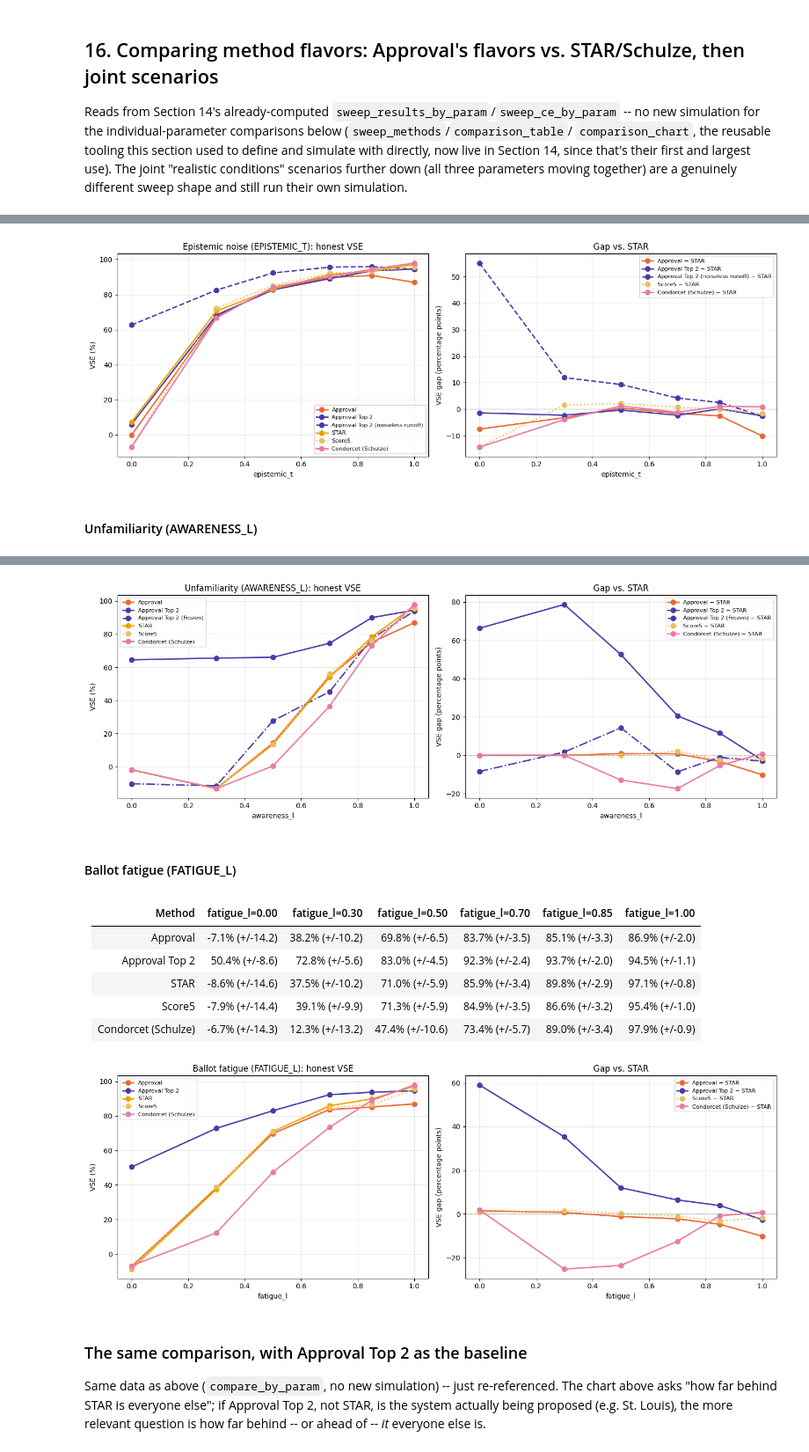
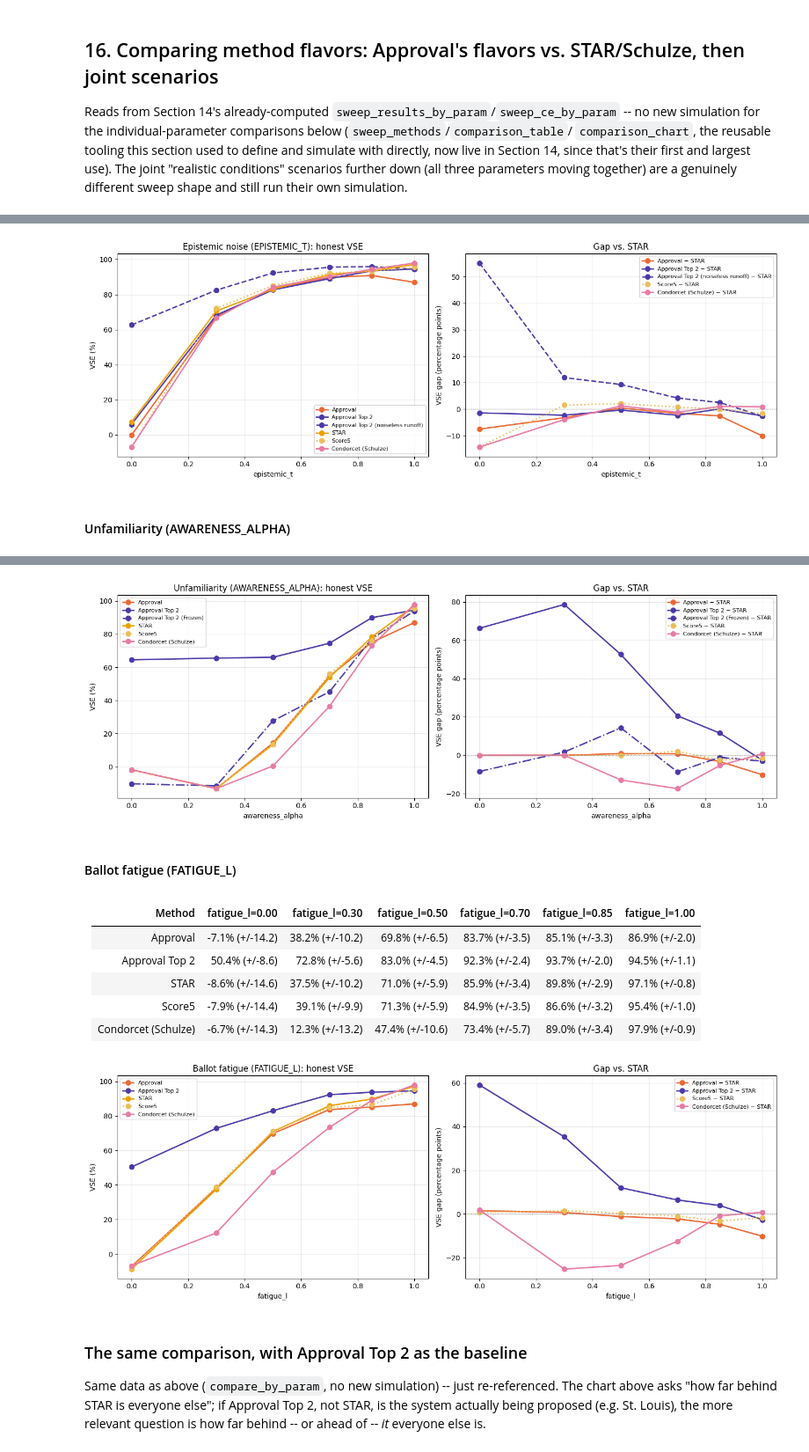
Before and after one commit to eigentaylor/eigentaylor.github.io, a Jupyter notebook: assets/jupyter/vse_simulation.ipynb, the cells around one changed output, grey strips where cells are left out. Shown at 88% size. Drawn from its saved outputs; the diff is of its cells as text; code cells hidden in the pictures.

```diff
--- a/assets/jupyter/vse_simulation.ipynb
+++ b/assets/jupyter/vse_simulation.ipynb
@@ -2347,7 +2347,7 @@ expect it to just take a while before printing the elapsed time below.
 # %%
 start = time.time()
 raw_summary, raw_ce = run_vse_simulation(MODEL, METHODS, NVOT, NCAND, NITER, CHOOSER_FUNS, MEDIA,
-                                  epistemic_t=EPISTEMIC_T, awareness_l=AWARENESS_L, fatigue_l=FATIGUE_L)
+                                  epistemic_t=EPISTEMIC_T, awareness_alpha=AWARENESS_ALPHA, fatigue_l=FATIGUE_L)
 elapsed = time.time() - start
 
 results = reduce_to_mean_ci(raw_summary)
@@ -2635,7 +2635,7 @@ is also what Section 16 and later sections use for smaller, focused comparisons
 since this is its first and largest use, but referenced throughout the rest of the notebook.
 # %%
 def sweep_methods(labels, sweep_param, sweep_values, niter, electorates=None, **fixed_overrides):
-    """Run niter elections per value of sweep_param (one of 'epistemic_t', 'awareness_l',
+    """Run niter elections per value of sweep_param (one of 'epistemic_t', 'awareness_alpha',
     'fatigue_l'), holding the other two parameters at 1.0 (override via fixed_overrides),
     for just the given method labels (resolved against METHODS_LOOKUP). electorates: optional
     shared pool passed straight through to run_vse_simulation -- see its docstring; pass the
@@ -2646,7 +2646,7 @@ def sweep_methods(labels, sweep_param, sweep_values, niter, electorates=None, **
     results_by_value holds (mean, ci) VSE pairs; ce_by_value holds raw Condorcet efficiency.
     """
     methods_subset = [(label, METHODS_LOOKUP[label]) for label in labels]
-    base_kwargs = dict(epistemic_t=1.0, awareness_l=1.0, fatigue_l=1.0)
+    base_kwargs = dict(epistemic_t=1.0, awareness_alpha=1.0, fatigue_l=1.0)
     base_kwargs.update(fixed_overrides)
     results_by_value = {}
     ce_by_value = {}
@@ -2717,20 +2717,20 @@ def comparison_chart(results_by_value, labels, sweep_param, ballot_type="honBall
 SWEEP_NITER = 200
 SWEEP_VALUES = [0.0, 0.3, 0.5, 0.7, 0.85, 1.0]
 
-# epistemic_t sweeps every method; awareness_l/fatigue_l are restricted to PRE_NOISE_METHODS --
-# see the section markdown above for why. "Approval Top 2 (Frozen)" reacts ONLY to awareness_l
-# (its runoff reapplies friction at the primary's own awareness_l, fatigue pinned to 1.0 -- see
+# epistemic_t sweeps every method; awareness_alpha/fatigue_l are restricted to PRE_NOISE_METHODS --
+# see the section markdown above for why. "Approval Top 2 (Frozen)" reacts ONLY to awareness_alpha
+# (its runoff reapplies friction at the primary's own awareness_alpha, fatigue pinned to 1.0 -- see
 # Top2Base.__init__) -- both epistemic_t and fatigue_l are held at 1.0 throughout their own
 # sweeps, so Frozen would be identical to plain "Approval Top 2" at EVERY point of those two
 # sweeps, not just one redundant endpoint. Excluded from both entirely rather than left in to
-# silently overlap; kept in the awareness_l sweep (via PRE_NOISE_METHODS, unchanged) where it's
+# silently overlap; kept in the awareness_alpha sweep (via PRE_NOISE_METHODS, unchanged) where it's
 # genuinely distinct.
 _FROZEN_LABEL = "Approval Top 2 (Frozen)"
 METHODS_NO_FROZEN = [(label, m) for label, m in METHODS if label != _FROZEN_LABEL]
 PRE_NOISE_METHODS_NO_FROZEN = [(label, m) for label, m in PRE_NOISE_METHODS if label != _FROZEN_LABEL]
 SWEEP_PARAMS = [
     ("epistemic_t", METHODS_NO_FROZEN),
-    ("awareness_l", PRE_NOISE_METHODS),
+    ("awareness_alpha", PRE_NOISE_METHODS),
     ("fatigue_l", PRE_NOISE_METHODS_NO_FROZEN),
 ]
 
@@ -2858,13 +2858,13 @@ is STAR's own ballots with the runoff switched off; it rides along here as a fre
 reference line on every chart below, and Section 20 reuses this exact data (no separate
 simulation) to isolate the runoff step's own effect.
 # %%
-COMPARE_LABELS = ["Approval", "Approval Top 2", "Approval Top 2 (Frozen)",
+COMPARE_LABELS = ["Approval", "Approval Top 2 (Frozen)", "Approval Top 2",
                    "Approval Top 2 (noiseless runoff)", "STAR", "Score5", "Condorcet (Schulze)"]
 
 # No new simulation here -- Section 14 already swept every method (epistemic_t) or every
-# PRE_NOISE_METHODS method (awareness_l/fatigue_l) across all three parameters; this just
+# PRE_NOISE_METHODS method (awareness_alpha/fatigue_l) across all three parameters; this just
 # filters those already-computed results down to the 6 labels above. "Approval Top 2 (noiseless
-# runoff)" is simply absent from the awareness_l/fatigue_l dicts (Section 14 never simulated it
+# runoff)" is simply absent from the awareness_alpha/fatigue_l dicts (Section 14 never simulated it
 # there), not filtered out here -- see Section 14's markdown for why. "Score5" is included so it
 # rides along as a no-runoff reference line on every chart below; Section 20 reuses this same
 # compare_by_param (and the joint_results built from COMPARE_LABELS further down) instead of
@@ -2882,7 +2882,7 @@ compare_ce_by_param = {
 # %%
 for sweep_param, param_title in [
     ("epistemic_t", "Epistemic noise (EPISTEMIC_T)"),
-    ("awareness_l", "Unfamiliarity (AWARENESS_L)"),
+    ("awareness_alpha", "Unfamiliarity (AWARENESS_ALPHA)"),
     ("fatigue_l", "Ballot fatigue (FATIGUE_L)"),
 ]:
     display(Markdown(f"#### {param_title}"))
@@ -2906,4 +2906,4 @@ for sweep_param, param_title in [
 | Score5 | -6.9% (+/-16.7) | 72.1% (+/-5.8) | 85.0% (+/-4.1) | 92.1% (+/-2.5) | 93.4% (+/-1.9) | 95.4% (+/-1.0) |
 | Condorcet (Schulze) | -7.0% (+/-16.7) | 66.6% (+/-8.1) | 84.2% (+/-3.6) | 90.1% (+/-2.8) | 94.4% (+/-1.5) | 97.9% (+/-0.9) |
 [figure]
-#### Unfamiliarity (AWARENESS_L)
+#### Unfamiliarity (AWARENESS_ALPHA)
@@ -2911,11 +2911,11 @@ for sweep_param, param_title in [
 |---|---|---|---|---|---|---|
 | Approval | -1.8% (+/-16.7) | -13.2% (+/-16.5) | 14.3% (+/-13.7) | 54.6% (+/-7.9) | 75.1% (+/-4.4) | 86.9% (+/-2.0) |
 | Approval Top 2 | 64.5% (+/-7.1) | 65.6% (+/-6.3) | 66.0% (+/-6.9) | 74.5% (+/-5.8) | 90.0% (+/-3.0) | 94.5% (+/-1.1) |
 | Approval Top 2 (Frozen) | -10.3% (+/-17.0) | -11.5% (+/-17.0) | 27.7% (+/-12.5) | 45.2% (+/-9.4) | 77.3% (+/-4.6) | 94.0% (+/-1.2) |
 | STAR | -1.8% (+/-16.7) | -13.2% (+/-16.5) | 13.4% (+/-13.7) | 53.9% (+/-8.0) | 78.4% (+/-4.3) | 97.1% (+/-0.8) |
 | Score5 | -1.8% (+/-16.7) | -13.2% (+/-16.5) | 13.4% (+/-13.7) | 56.0% (+/-7.3) | 76.0% (+/-4.7) | 95.4% (+/-1.0) |
 | Condorcet (Schulze) | -1.8% (+/-16.7) | -13.2% (+/-16.5) | 0.5% (+/-14.9) | 36.5% (+/-10.5) | 73.0% (+/-5.6) | 97.9% (+/-0.9) |
-[figure, old version]
+[figure, new version]
 #### Ballot fatigue (FATIGUE_L)
 | Method | fatigue_l=0.00 | fatigue_l=0.30 | fatigue_l=0.50 | fatigue_l=0.70 | fatigue_l=0.85 | fatigue_l=1.00 |
 |---|---|---|---|---|---|---|
```
Also changed, not shown: parts of 38 cells of this notebook.
